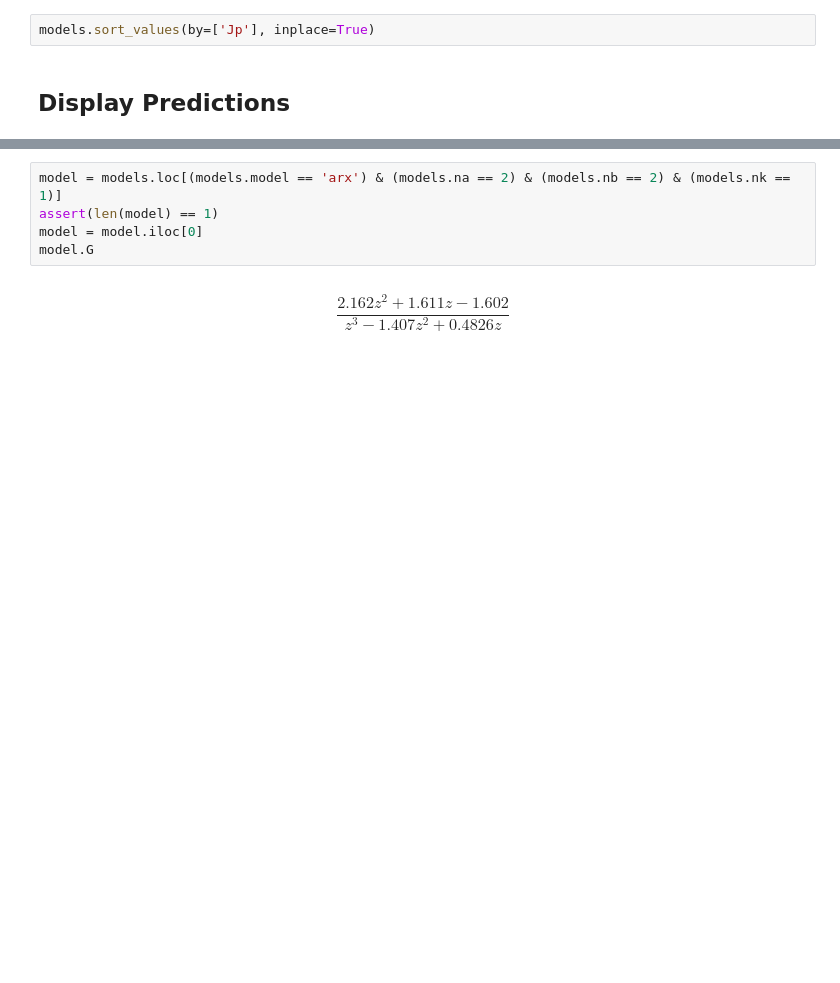
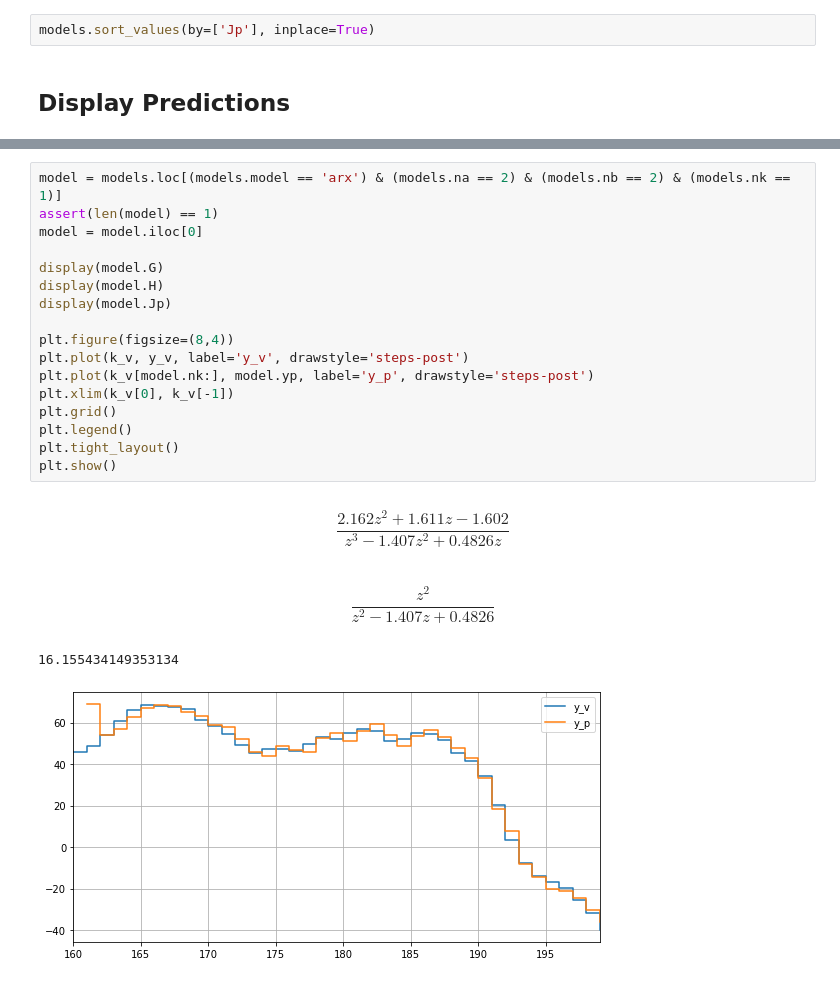
Before and after one commit to GuiBeal/system-identification, a Jupyter notebook: Python/main.ipynb, the cells around one changed output, grey strips where cells are left out. Saved outputs shown, nothing was run; the diff lists cells and outputs as text; blank space fills up the shorter version.

```diff
--- a/Python/main.ipynb
+++ b/Python/main.ipynb
@@ -264,7 +264,22 @@ $$\frac{2.331 z^2 + 3.04 z}{z^3 - 0.7292 z^2 - 0.1388 z + 0.06155}$$
 # %%
 model = models.loc[(models.model == 'arx') & (models.na == 2) & (models.nb == 2) & (models.nk == 1)]
 assert(len(model) == 1)
 model = model.iloc[0]
-model.G
+
+display(model.G)
+display(model.H)
+display(model.Jp)
+
+plt.figure(figsize=(8,4))
+plt.plot(k_v, y_v, label='y_v', drawstyle='steps-post')
+plt.plot(k_v[model.nk:], model.yp, label='y_p', drawstyle='steps-post')
+plt.xlim(k_v[0], k_v[-1])
+plt.grid()
+plt.legend()
+plt.tight_layout()
+plt.show()
 # %% [output]
 $$\frac{2.162 z^2 + 1.611 z - 1.602}{z^3 - 1.407 z^2 + 0.4826 z}$$
+$$\frac{z^2}{z^2 - 1.407 z + 0.4826}$$
+16.155434149353134
+[figure, added]
```
Also changed, not shown: parts of 1 cell of this notebook, 1 other file.
